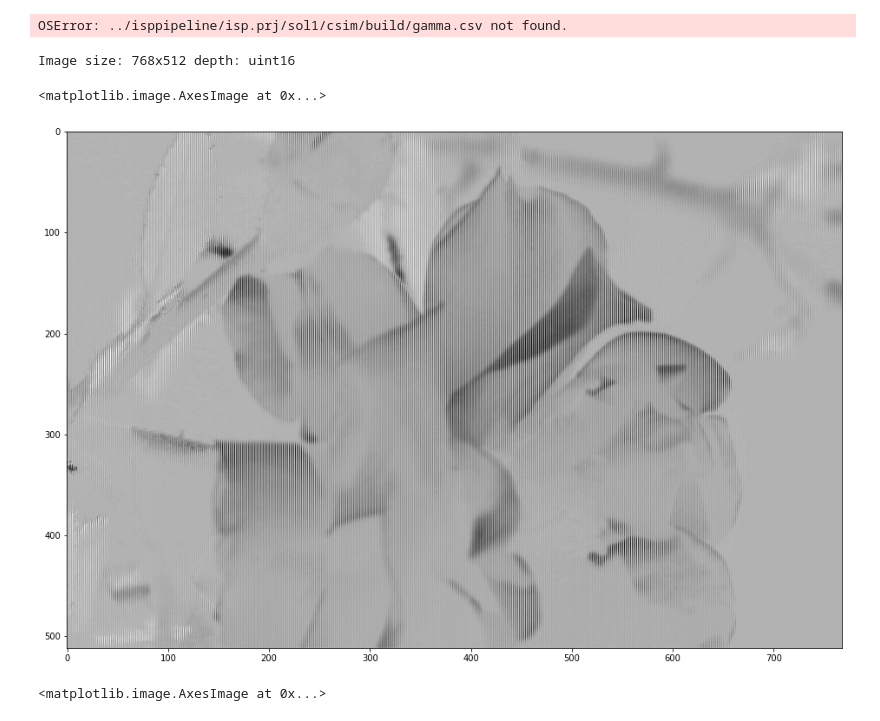
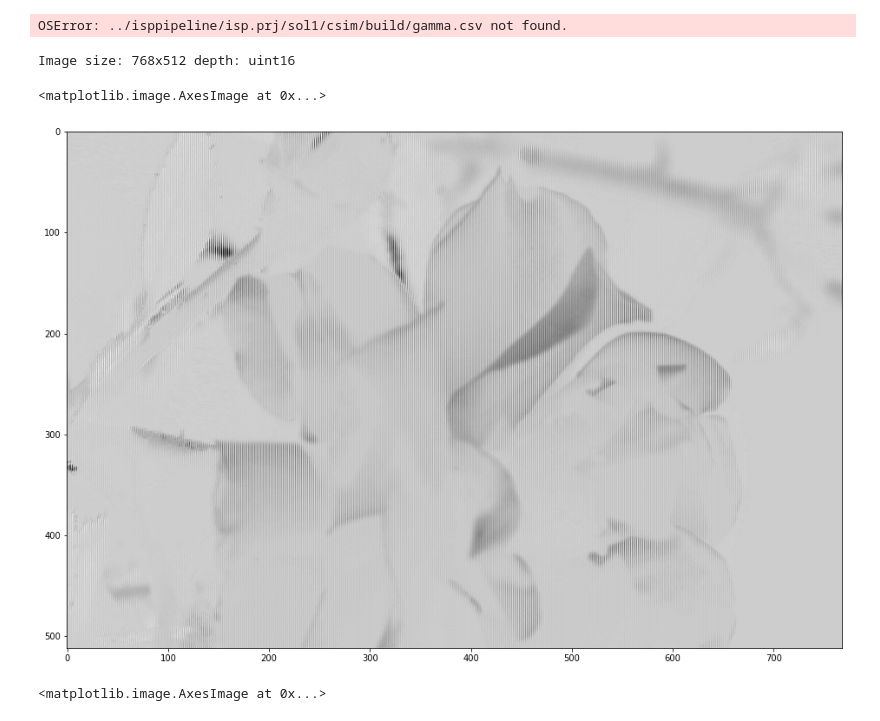
Before and after one commit to nlbutts/vitis_isp, a Jupyter notebook: notebook/hls_image_view.ipynb, the cells around one changed output. Drawn from its saved outputs; the diff is of its cells as text; code cells hidden in the pictures.

```diff
--- a/notebook/hls_image_view.ipynb
+++ b/notebook/hls_image_view.ipynb
@@ -43,13 +43,13 @@ plt.plot(gamma)
 # %% [output]
 OSError: ../isppipeline/isp.prj/sol1/csim/build/gamma.csv not found.
 # %%
-img = cv2.imread('..//isppipeline/isp.prj/sol1/csim/build/hls_out.png', -1)
+img = cv.imread('../accel/dev/hls_out.png', -1)
 print(f'Image size: {img.shape[1]}x{img.shape[0]} depth: {img.dtype}')
 plt.imshow(img, cmap='gray')
 # %% [output]
 Image size: 768x512 depth: uint16
 <matplotlib.image.AxesImage at 0x...>
-[figure, old version]
+[figure, new version]
 # %%
 y = (img) & 0xFF
 plt.imshow(y, cmap='gray')
```
Also changed, not shown: parts of 3 cells of this notebook, 1 other file.
